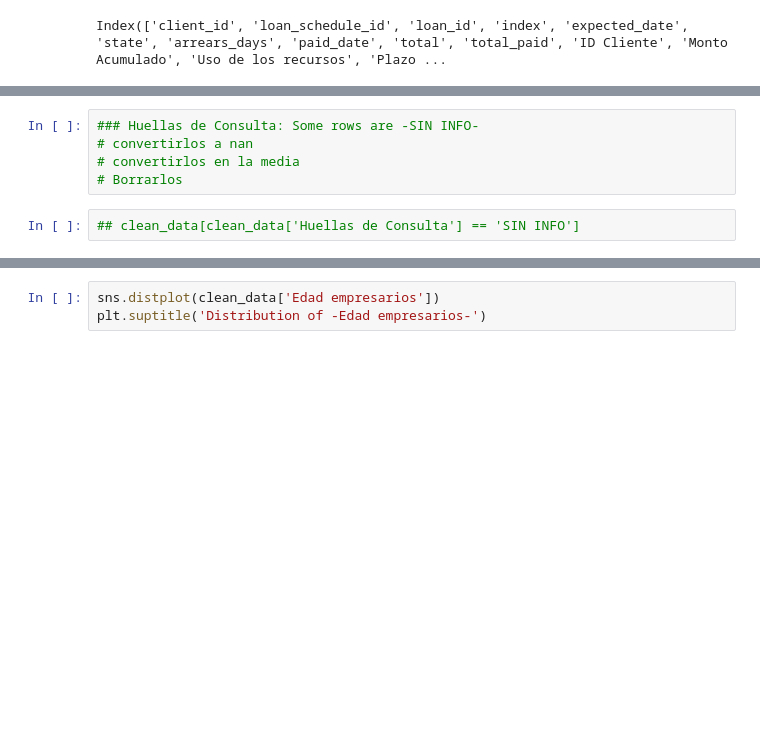
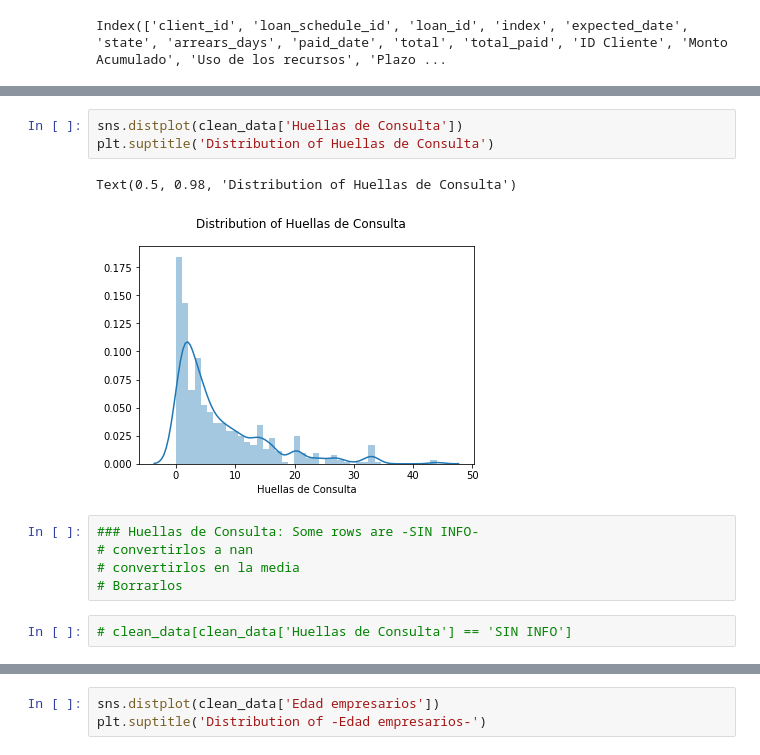
Before and after one commit to cbarros7/capstone_project_holberton, a Jupyter notebook: cleaning_data_update.ipynb, the cells around one changed output, grey strips where cells are left out. Saved outputs shown, nothing was run; the diff lists cells and outputs as text; blank space fills up the shorter version.

```diff
--- a/cleaning_data_update.ipynb
+++ b/cleaning_data_update.ipynb
@@ -355,10 +360,16 @@ Name: Huellas de Consulta, dtype: int64
+# %%
+sns.distplot(clean_data['Huellas de Consulta'])
+plt.suptitle('Distribution of Huellas de Consulta')
+# %% [output]
+Text(0.5, 0.98, 'Distribution of Huellas de Consulta')
+[figure, added]
 # %%
 ### Huellas de Consulta: Some rows are -SIN INFO-
 # convertirlos a nan
 # convertirlos en la media
 # Borrarlos
 # %%
-## clean_data[clean_data['Huellas de Consulta'] == 'SIN INFO']
+# clean_data[clean_data['Huellas de Consulta'] == 'SIN INFO']
 # %%
 clean_data.info()
 # %% [output]
```
Also changed, not shown: parts of 49 cells of this notebook, 1 other file.
